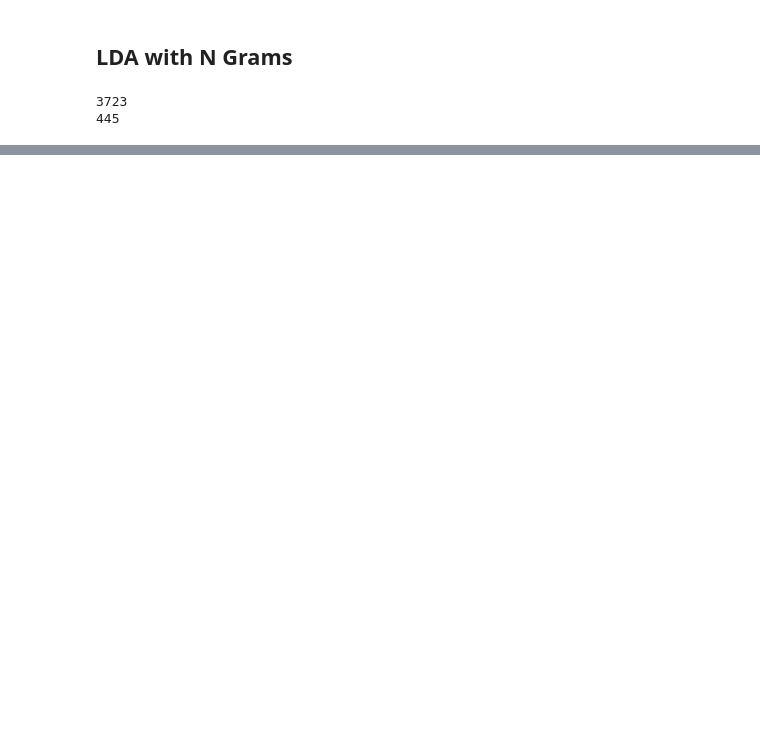
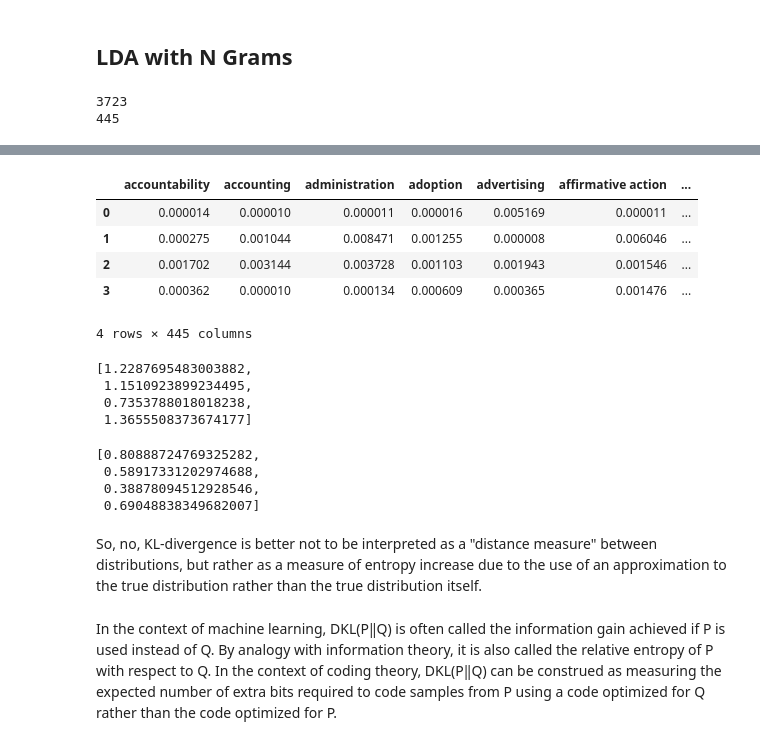
Before and after one commit to david043/Data-Science-Skills-Recommendation, a Jupyter notebook: MVP_Job_Skills.ipynb, the cells around one changed output, grey strips where cells are left out. Drawn from its saved outputs; the diff is of its cells as text; code cells hidden in the pictures; blank space fills up the shorter version.

Commit message:
Compute kl div

```diff
--- a/MVP_Job_Skills.ipynb
+++ b/MVP_Job_Skills.ipynb
@@ -397,0 +525,9 @@ term
+# %%
+df_lda
+# %% [output]
+|  | accountability | accounting | administration | adoption | advertising | affirmative action | ... |
+| 0 | 0.000014 | 0.000010 | 0.000011 | 0.000016 | 0.005169 | 0.000011 | ... |
+| 1 | 0.000275 | 0.001044 | 0.008471 | 0.001255 | 0.000008 | 0.006046 | ... |
+| 2 | 0.001702 | 0.003144 | 0.003728 | 0.001103 | 0.001943 | 0.001546 | ... |
+| 3 | 0.000362 | 0.000010 | 0.000134 | 0.000609 | 0.000365 | 0.001476 | ... |
+4 rows × 445 columns
@@ -397,0 +543,18 @@ term
+# %%
+compute_kl_divergence(hist_js, df_lda)
+# %% [output]
+[1.2287695483003882,
+ 1.1510923899234495,
+ 0.7353788018018238,
+ 1.3655508373674177]
+# %%
+compute_kl_divergence(df_lda, hist_js)
+# %% [output]
+[0.80888724769325282,
+ 0.58917331202974688,
+ 0.38878094512928546,
+ 0.69048838349682007]
+# %% [markdown]
+So, no, KL-divergence is better not to be interpreted as a "distance measure" between distributions, but rather as a measure of entropy increase due to the use of an approximation to the true distribution rather than the true distribution itself.
+# %% [markdown]
+In the context of machine learning, DKL(P‖Q) is often called the information gain achieved if P is used instead of Q. By analogy with information theory, it is also called the relative entropy of P with respect to Q. In the context of coding theory, DKL(P‖Q) can be construed as measuring the expected number of extra bits required to code samples from P using a code optimized for Q rather than the code optimized for P.
```
Also changed, not shown: parts of 16 cells of this notebook.
